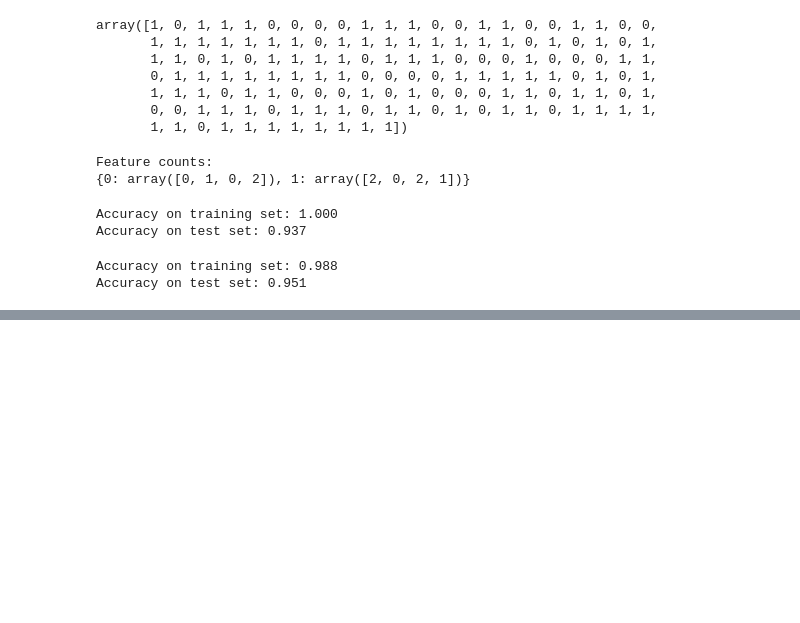
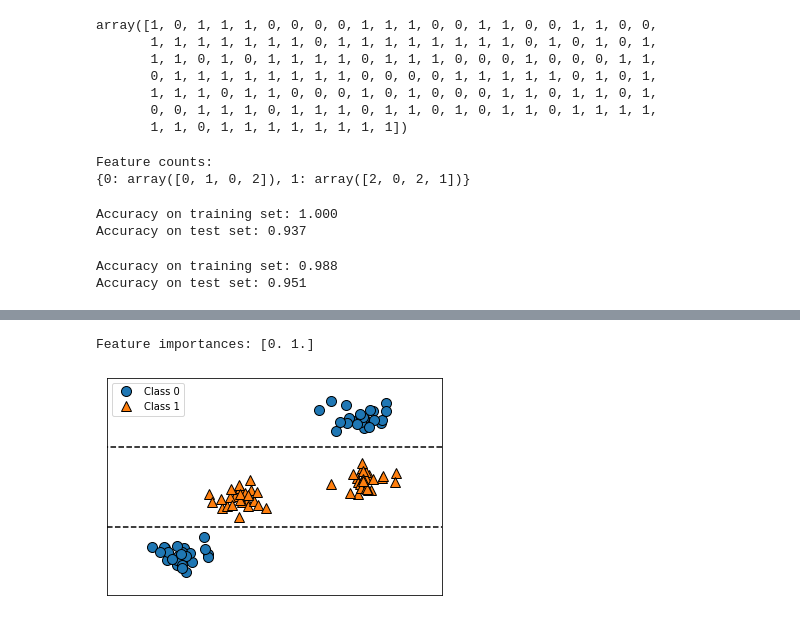
Before and after one commit to Ami-tnk/Python, a Jupyter notebook: python_2.ipynb, the cells around one changed output, grey strips where cells are left out. Saved outputs shown, nothing was run; the diff lists cells and outputs as text; code cells hidden in the pictures; blank space fills up the shorter version.

```diff
--- a/python_2.ipynb
+++ b/python_2.ipynb
@@ -569,0 +595,5 @@ Accuracy on test set: 0.951
+# %%
+tree = mglearn.plots.plot_tree_not_monotone()
+# %% [output]
+Feature importances: [0. 1.]
+[figure, added]
```
Also changed, not shown: parts of 8 cells of this notebook.
